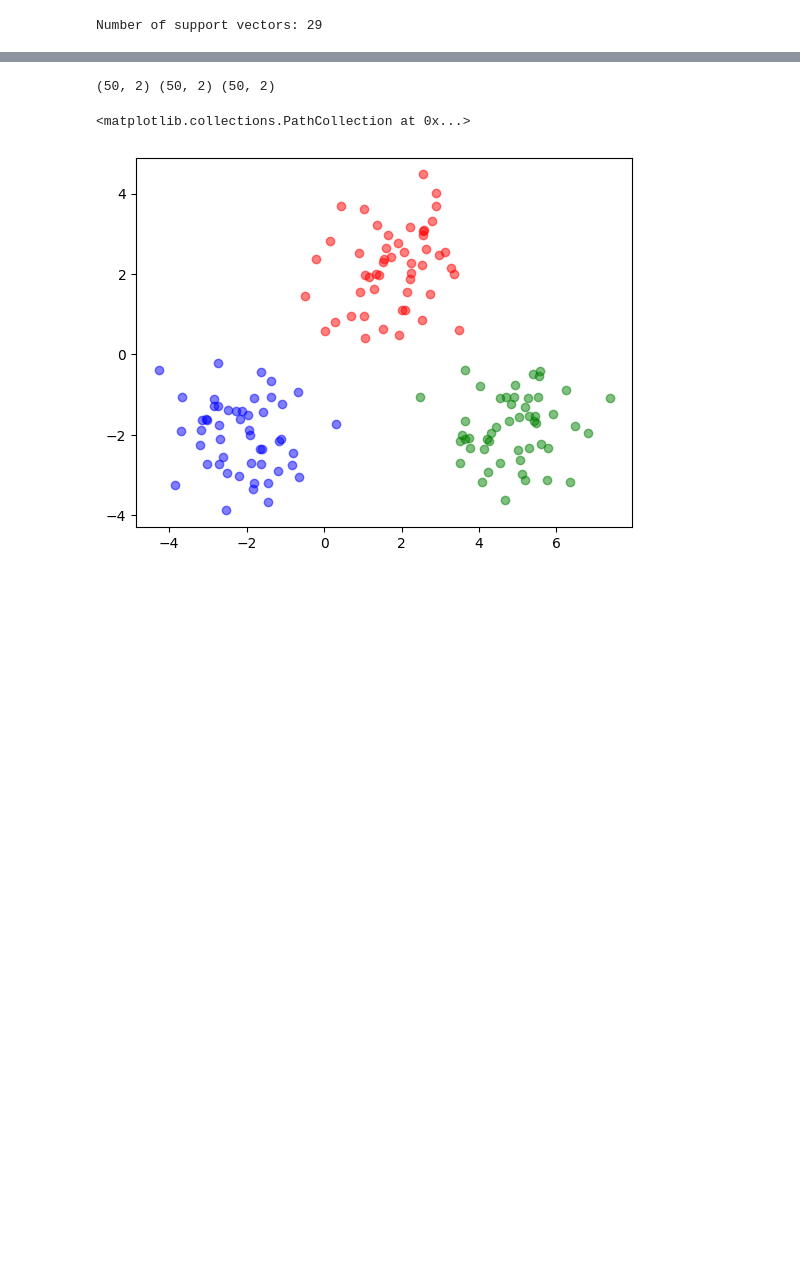
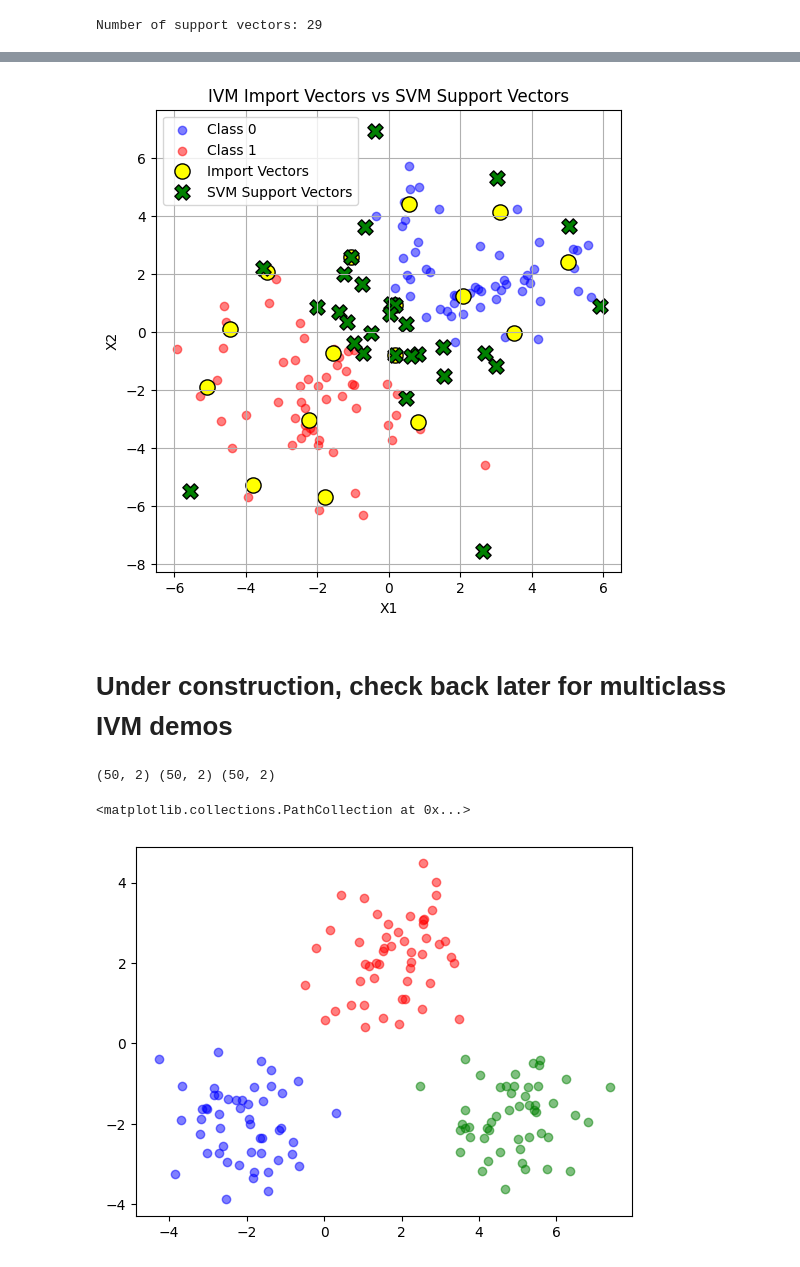
Before and after one commit to LavonASC20/IVM, a Jupyter notebook: importVectorsToyExamples.ipynb, the cells around one changed output, grey strips where cells are left out. Cells and saved outputs as stored; diff of their text form; code cells hidden in the pictures; blank space fills up the shorter version.

```diff
--- a/importVectorsToyExamples.ipynb
+++ b/importVectorsToyExamples.ipynb
@@ -139,3 +102,30 @@ IVM.plot_training_data_with_decision_boundary_IVM("rbf", X, y, import_vectors)
+# %%
+plt.figure(figsize=(6,6))
+
+# Plot all points
+plt.scatter(X_train[y_train.flatten()==0,0], X_train[y_train.flatten()==0,1], color='blue', alpha=0.5, label='Class 0')
+plt.scatter(X_train[y_train.flatten()==1,0], X_train[y_train.flatten()==1,1], color='red', alpha=0.5, label='Class 1')
+
+# Highlight selected import vectors
+selected_X = X_train[ivm_model.S_idx]
+plt.scatter(selected_X[:,0], selected_X[:,1], color='yellow', edgecolor='black',
+            s=120, label='Import Vectors')
+
+# same for the support vectors selected earlier
+plt.scatter(svm.support_vectors_[:,0], svm.support_vectors_[:,1], color='green',
+            edgecolor='black', s=120, marker='X', label='SVM Support Vectors')
+
+
+plt.xlabel("X1")
+plt.ylabel("X2")
+plt.title("IVM Import Vectors vs SVM Support Vectors")
+plt.legend()
+plt.grid(True)
+plt.show()
+# %% [output]
+[figure, added]
+# %% [markdown]
+# **Under construction, check back later for multiclass IVM demos**
 # %%
 mu_1 = np.array([2, 2])
 cov_1 = np.array([[1, 0],
```
Also changed, not shown: parts of 13 cells of this notebook, 1 other file.
